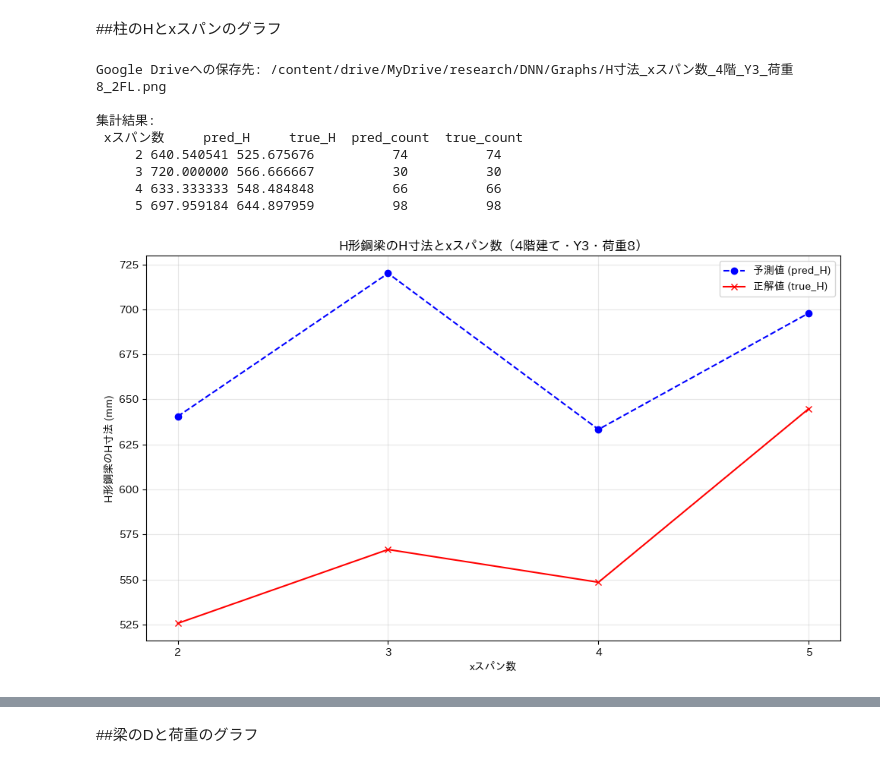
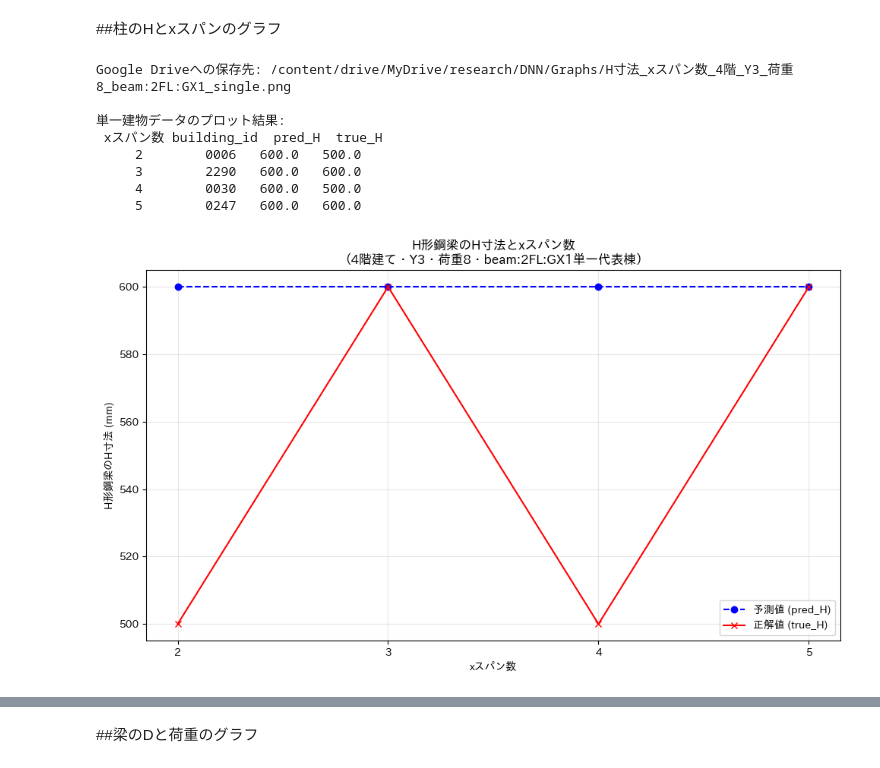
Before and after one commit to usumakikai8-bot/DNN4, a Jupyter notebook: DNN5.ipynb, the cells around one changed output, grey strips where cells are left out. Drawn from its saved outputs; the diff is of its cells as text; code cells hidden in the pictures.

```diff
--- a/DNN5.ipynb
+++ b/DNN5.ipynb
@@ -385,7 +361,7 @@ train_samples,val_samples,test_samples=(load_split(s) for s in ('train','val','t
 SLOTS=sorted({key for sample in train_samples for key in sample.targets})
 SLOT_TYPES=[next(sample.targets[slot][0] for sample in train_samples if slot in sample.targets) for slot in SLOTS]
 H_TO_ID={r['name']:i for i,r in enumerate(H_CATALOG)}; BOX_TO_ID={r['name']:i for i,r in enumerate(BOX_CATALOG)}
-FEATURE_NORMALIZATION=[(1,10),(1,10),(0,100),(1,20)]+[(MIN_SPAN_MM,MAX_SPAN_MM_NORMALIZATION)]*(2*MAX_SPANS)+[(0,1)]*(2*MAX_SPANS+3)
+FEATURE_NORMALIZATION=[(1,10),(1,10),(0,10),(1,20)]+[(MIN_SPAN_MM,MAX_SPAN_MM_NORMALIZATION)]*(2*MAX_SPANS)+[(0,1)]*(2*MAX_SPANS+3)
 feature_min=np.asarray([v[0] for v in FEATURE_NORMALIZATION],dtype=np.float32)
 feature_max=np.asarray([v[1] for v in FEATURE_NORMALIZATION],dtype=np.float32); feature_range=feature_max-feature_min
 class SectionDataset(Dataset):
@@ -1098,7 +1066,6 @@ predictions
 # %% [markdown]
 ##柱のHとxスパンのグラフ
 # %%
-
 import os
 import re
 import matplotlib.pyplot as plt
@@ -1148,9 +1115,6 @@ df_h = df_h.dropna(
 
 # ============================================================
 # 4. 比較する条件を指定
-#
-# 以下は例です。
-# 実際に比較したい建物条件に変更してください。
 # ============================================================
 target_floors = 4
 target_y_spans = 3
@@ -1169,41 +1133,28 @@ if df_plot.empty:
     )
 
 # ============================================================
-# 5. xスパン数以外の条件を固定するため、
-#    同じ建物ID・階・梁位置を比較対象にする
-#
-# ここでは、同じ階の同じ梁位置を比較します。
+# 5. xスパン数以外の条件を固定するため、指定の梁位置に絞り込み
 # ============================================================
 target_floor = '2FL'
+target_slot = f'beam:{target_floor}:GX1'  # 梁位置を1つに固定
 
-df_plot = df_plot[
-    df_plot['slot'].str.startswith(
-        f'beam:{target_floor}:',
-        na=False
-    )
-].copy()
+df_plot = df_plot[df_plot['slot'] == target_slot].copy()
 
 if df_plot.empty:
     raise ValueError(
-        f'{target_floor} の梁データがありません。'
-        'target_floor を確認してください。'
+        f'{target_slot} のデータがありません。'
+        'target_floor や target_slot を確認してください。'
     )
 
 # ============================================================
-# 6. xスパン数ごとの H 寸法を集計
-#
-# 同じ xスパン数に複数の梁がある場合、
-# 梁の H 寸法の平均値を計算します。
+# 6. 平均ではなく、各xスパン数における代表的な「1つの建物（建物ID）」の値を取得
 # ============================================================
+# 各xスパン数の中で、最初の1棟（最少のbuilding_idなど）のみを代表として抽出します
 summary = (
     df_plot
+    .sort_values(['xスパン数', 'building_id'])
     .groupby('xスパン数', as_index=False)
-    .agg(
-        pred_H=('pred_H', 'mean'),
-        true_H=('true_H', 'mean'),
-        pred_count=('pred_H', 'count'),
-        true_count=('true_H', 'count')
-    )
+    .first()  # 平均値ではなく最初の1行（1つの具体的な値）を取得
     .sort_values('xスパン数')
 )
 
@@ -1211,9 +1162,8 @@ summary = (
 # 7. グラフの描画
 # ============================================================
 graph_title = (
-    f'H形鋼梁のH寸法とxスパン数'
-    f'（{target_floors}階建て・'
-    f'Y{target_y_spans}・荷重{target_load}）'
+    f'H形鋼梁のH寸法とxスパン数\n'
+    f'（{target_floors}階建て・Y{target_y_spans}・荷重{target_load}・{target_slot}単一代表棟）'
 )
 
 plt.figure(figsize=(10, 6))
@@ -1236,44 +1186,44 @@ plt.plot(
     label='正解値 (true_H)'
 )
 
 plt.xlabel('xスパン数')
 plt.ylabel('H形鋼梁のH寸法 (mm)')
 plt.title(graph_title)
 plt.xticks(sorted(summary['xスパン数'].unique()))
 plt.grid(True, alpha=0.3)
 plt.legend()
 plt.tight_layout()
 
 # ============================================================
 # 8. 保存・ダウンロード
 # ============================================================
 file_name = (
     f'H寸法_xスパン数_'
     f'{target_floors}階_Y{target_y_spans}_'
-    f'荷重{target_load}_{target_floor}.png'
+    f'荷重{target_load}_{target_slot}_single.png'
 )
 
 drive_path = os.path.join(save_dir, file_name)
 plt.savefig(drive_path, dpi=300, bbox_inches='tight')
 
 print(f'Google Driveへの保存先: {drive_path}')
-print('\n集計結果:')
-print(summary.to_string(index=False))
+print('\n単一建物データのプロット結果:')
+print(summary[['xスパン数', 'building_id', 'pred_H', 'true_H']].to_string(index=False))
 
 plt.show()
 
 # PCへのダウンロード
 files.download(drive_path)
 # %% [output]
-Google Driveへの保存先: /content/drive/MyDrive/research/DNN/Graphs/H寸法_xスパン数_4階_Y3_荷重8_2FL.png
+Google Driveへの保存先: /content/drive/MyDrive/research/DNN/Graphs/H寸法_xスパン数_4階_Y3_荷重8_beam:2FL:GX1_single.png
 
-集計結果:
- xスパン数     pred_H     true_H  pred_count  true_count
-     2 640.540541 525.675676          74          74
-     3 720.000000 566.666667          30          30
-     4 633.333333 548.484848          66          66
-     5 697.959184 644.897959          98          98
+単一建物データのプロット結果:
+ xスパン数 building_id  pred_H  true_H
+     2        0006   600.0   500.0
+     3        2290   600.0   600.0
+     4        0030   600.0   500.0
+     5        0247   600.0   600.0
-[figure, old version]
+[figure, new version]
 [interactive output not drawn]
 [interactive output not drawn]
 # %% [markdown]
```
Also changed, not shown: parts of 9 cells of this notebook.
